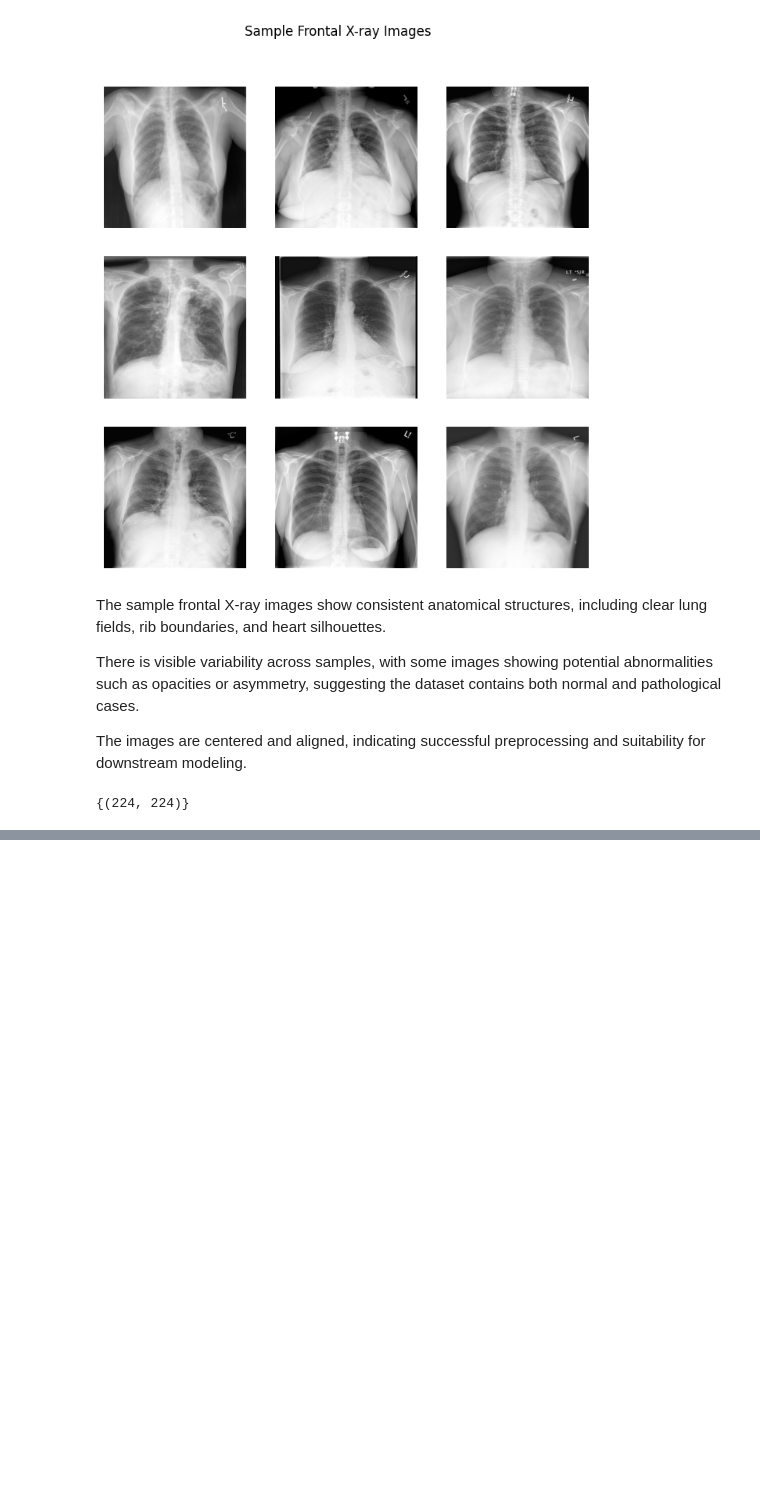
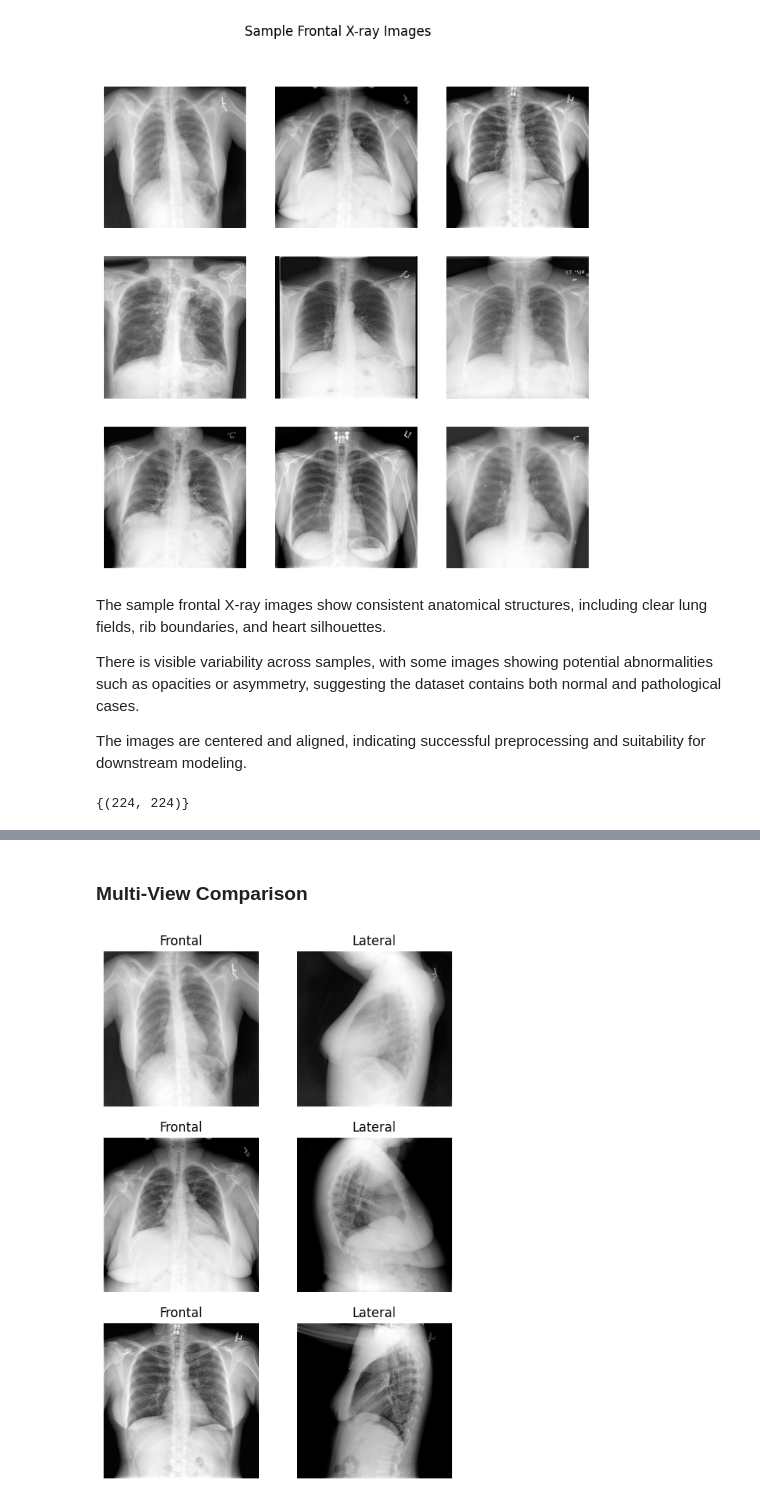
Before and after one commit to Jenyy0416/cs1090b_project, a Jupyter notebook: ms3.ipynb, the cells around one changed output, grey strips where cells are left out. Cells and saved outputs as stored; diff of their text form; code cells hidden in the pictures; blank space fills up the shorter version.

```diff
--- a/ms3.ipynb
+++ b/ms3.ipynb
@@ -68,0 +111,7 @@ set(sizes)
+# %%
+means = []
+for i in range(100):
+    img = np.array(data[i]["img_frontal_processed"])
+    means.append(img.mean())
+
+print(np.mean(means), np.std(means))
@@ -68,0 +128,17 @@ set(sizes)
+# %% [markdown]
+### Multi-View Comparison
+# %%
+fig, axes = plt.subplots(3, 2, figsize=(6, 9))
+
+for i in range(3):
+    axes[i, 0].imshow(data[i]["img_frontal_processed"])
+    axes[i, 0].set_title("Frontal")
+    axes[i, 0].axis("off")
+
+    axes[i, 1].imshow(data[i]["img_lateral_processed"])
+    axes[i, 1].set_title("Lateral")
+    axes[i, 1].axis("off")
+
+plt.show()
+# %% [output]
+[figure, added]
```
Also changed, not shown: parts of 52 cells of this notebook.
